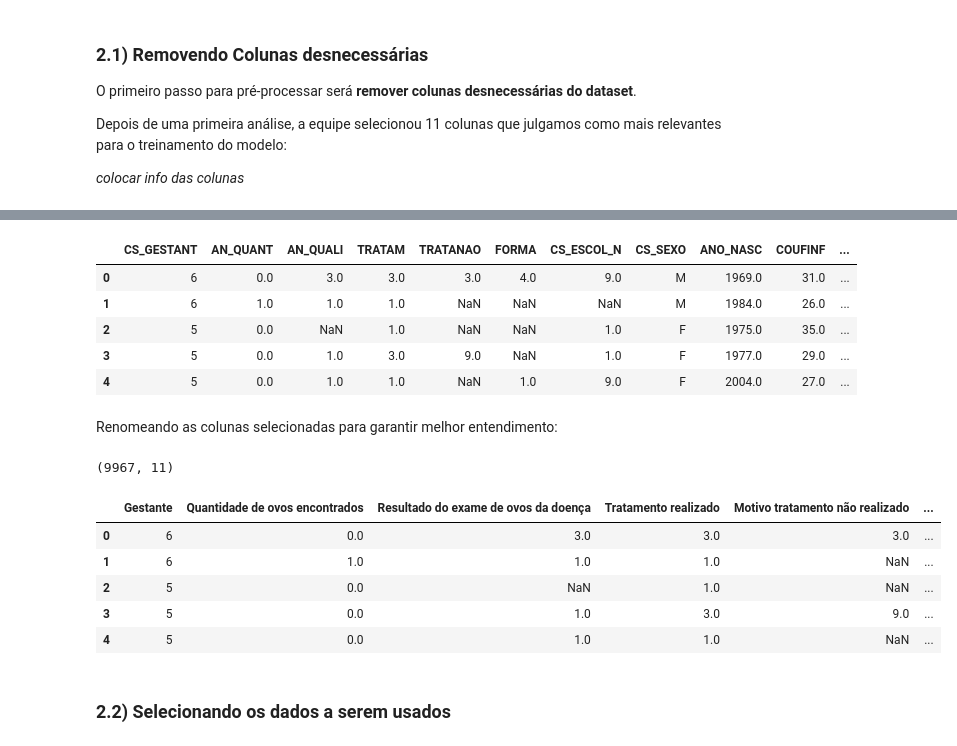
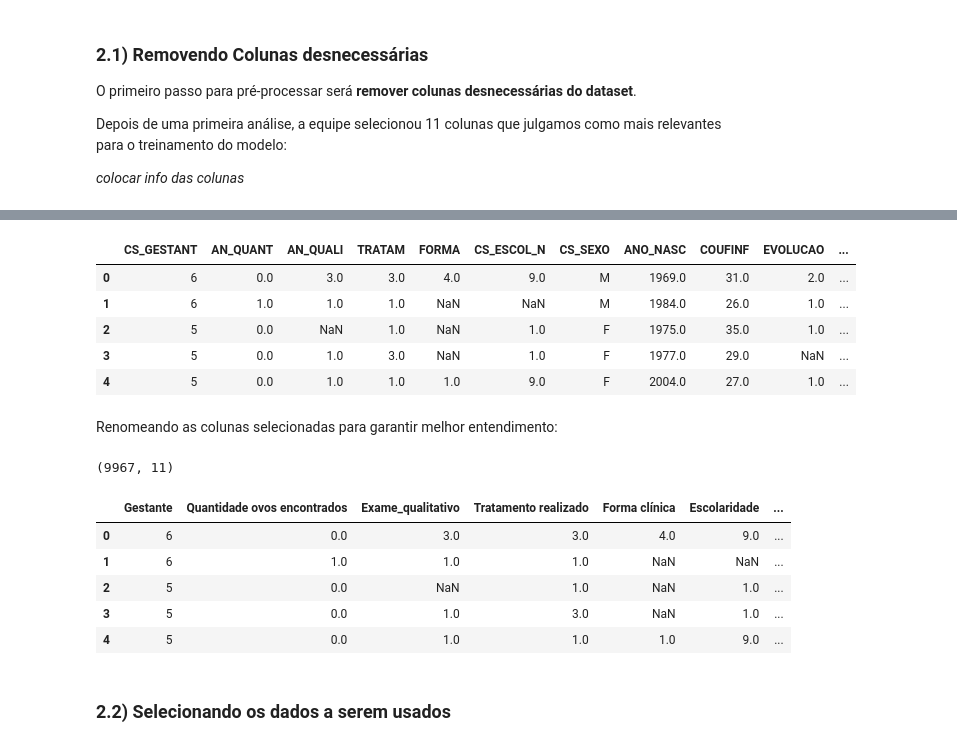
Before and after one commit to lipecorradini/mc853, a Jupyter notebook: pre_processing.ipynb, the cells around one changed output, grey strips where cells are left out. Cells and saved outputs as stored; diff of their text form; code cells hidden in the pictures.

```diff
--- a/pre_processing.ipynb
+++ b/pre_processing.ipynb
@@ -35,6 +35,11 @@ print(esq_23.shape)
 (2395, 54)
 (2640, 54)
 (3059, 54)
+# %%
+esq_20['Ano_atual'] = 2020
+esq_21['Ano_atual'] = 2021
+esq_22['Ano_atual'] = 2022
+esq_23['Ano_atual'] = 2023
 # %% [markdown]
 Com os três anos selecionados, obtemos, em primeiro momento, um total de 8094 instâncias.
 # %% [markdown]
@@ -111,13 +136,13 @@ colunas_selecionadas = [
     'AN_QUANT',
     'AN_QUALI',
     'TRATAM',
-    'TRATANAO',
     'FORMA',
     'CS_ESCOL_N',
     'CS_SEXO',
     'ANO_NASC',
     'COUFINF',
-    'EVOLUCAO'
+    'EVOLUCAO',
+    'Ano_atual'
 ]
 
 # Seleção das colunas
@@ -125,42 +150,41 @@ esq_filtrado = esq_total[colunas_selecionadas]
 
 esq_filtrado.head()
 # %% [output]
-|  | CS_GESTANT | AN_QUANT | AN_QUALI | TRATAM | TRATANAO | FORMA | CS_ESCOL_N | CS_SEXO | ANO_NASC | COUFINF | ... |
-| 0 | 6 | 0.0 | 3.0 | 3.0 | 3.0 | 4.0 | 9.0 | M | 1969.0 | 31.0 | ... |
-| 1 | 6 | 1.0 | 1.0 | 1.0 | NaN | NaN | NaN | M | 1984.0 | 26.0 | ... |
-| 2 | 5 | 0.0 | NaN | 1.0 | NaN | NaN | 1.0 | F | 1975.0 | 35.0 | ... |
-| 3 | 5 | 0.0 | 1.0 | 3.0 | 9.0 | NaN | 1.0 | F | 1977.0 | 29.0 | ... |
-| 4 | 5 | 0.0 | 1.0 | 1.0 | NaN | 1.0 | 9.0 | F | 2004.0 | 27.0 | ... |
+|  | CS_GESTANT | AN_QUANT | AN_QUALI | TRATAM | FORMA | CS_ESCOL_N | CS_SEXO | ANO_NASC | COUFINF | EVOLUCAO | ... |
+| 0 | 6 | 0.0 | 3.0 | 3.0 | 4.0 | 9.0 | M | 1969.0 | 31.0 | 2.0 | ... |
+| 1 | 6 | 1.0 | 1.0 | 1.0 | NaN | NaN | M | 1984.0 | 26.0 | 1.0 | ... |
+| 2 | 5 | 0.0 | NaN | 1.0 | NaN | 1.0 | F | 1975.0 | 35.0 | 1.0 | ... |
+| 3 | 5 | 0.0 | 1.0 | 3.0 | NaN | 1.0 | F | 1977.0 | 29.0 | NaN | ... |
+| 4 | 5 | 0.0 | 1.0 | 1.0 | 1.0 | 9.0 | F | 2004.0 | 27.0 | 1.0 | ... |
 # %% [markdown]
 Renomeando as colunas selecionadas para garantir melhor entendimento:
 # %%
 novos_nomes_doenças = {
     'CS_GESTANT': 'Gestante',
-    'AN_QUANT': 'Quantidade de ovos encontrados',
-    'AN_QUALI': 'Resultado do exame de ovos da doença',
+    'AN_QUANT': 'Quantidade ovos encontrados',
+    'AN_QUALI': 'Exame_qualitativo',
     'TRATAM': 'Tratamento realizado',
-    'TRATANAO': 'Motivo tratamento não realizado',
     'FORMA': 'Forma clínica',
     'CS_ESCOL_N': 'Escolaridade',
     'CS_SEXO': 'Sexo',
     'ANO_NASC': 'Ano de nascimento',
     'COUFINF': 'Unidade Federativa',
     'EVOLUCAO': 'Resultado'
 
 }
 
 esq_filtrado = esq_filtrado.rename(columns=novos_nomes_doenças)
 
 print(esq_filtrado.shape)
 esq_filtrado.head()
 # %% [output]
 (9967, 11)
-|  | Gestante | Quantidade de ovos encontrados | Resultado do exame de ovos da doença | Tratamento realizado | Motivo tratamento não realizado | ... |
-| 0 | 6 | 0.0 | 3.0 | 3.0 | 3.0 | ... |
-| 1 | 6 | 1.0 | 1.0 | 1.0 | NaN | ... |
-| 2 | 5 | 0.0 | NaN | 1.0 | NaN | ... |
-| 3 | 5 | 0.0 | 1.0 | 3.0 | 9.0 | ... |
-| 4 | 5 | 0.0 | 1.0 | 1.0 | NaN | ... |
+|  | Gestante | Quantidade ovos encontrados | Exame_qualitativo | Tratamento realizado | Forma clínica | Escolaridade | ... |
+| 0 | 6 | 0.0 | 3.0 | 3.0 | 4.0 | 9.0 | ... |
+| 1 | 6 | 1.0 | 1.0 | 1.0 | NaN | NaN | ... |
+| 2 | 5 | 0.0 | NaN | 1.0 | NaN | 1.0 | ... |
+| 3 | 5 | 0.0 | 1.0 | 3.0 | NaN | 1.0 | ... |
+| 4 | 5 | 0.0 | 1.0 | 1.0 | 1.0 | 9.0 | ... |
 # %% [markdown]
 ### 2.2) Selecionando os dados a serem usados
 # %% [markdown]
```
Also changed, not shown: parts of 46 cells of this notebook.
